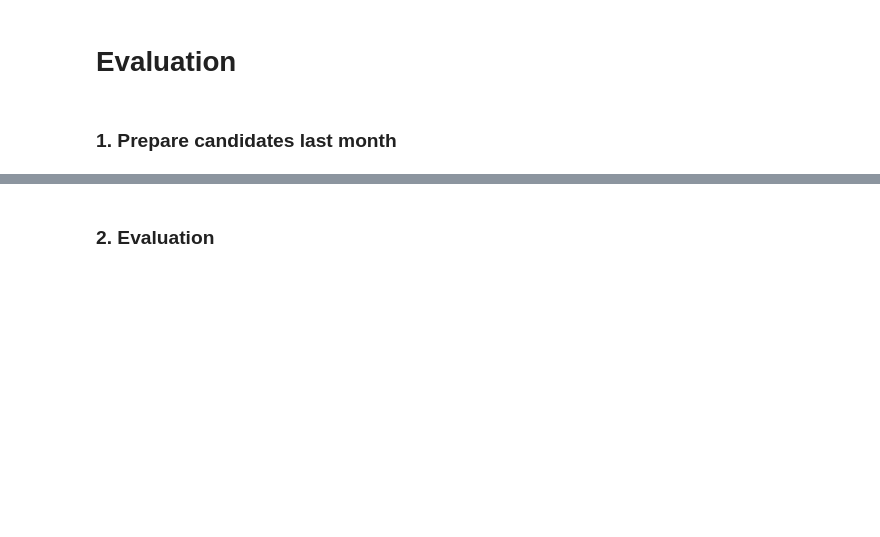
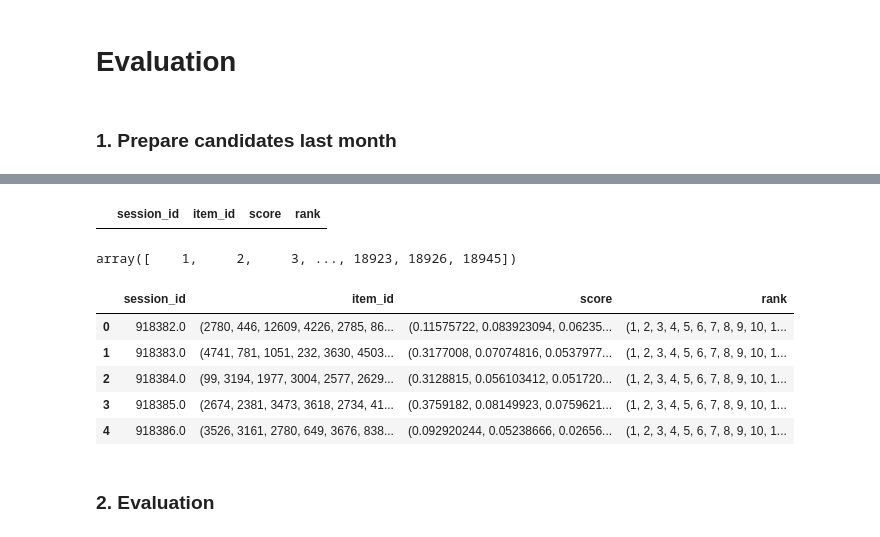
Before and after one commit to stavco9/rs-final-project, a Jupyter notebook: recsys2022/Models_for_ensemble/7a-TwoTower.ipynb, the cells around one changed output, grey strips where cells are left out. Saved outputs shown, nothing was run; the diff lists cells and outputs as text; code cells hidden in the pictures; blank space fills up the shorter version.

```diff
--- a/recsys2022/Models_for_ensemble/7a-TwoTower.ipynb
+++ b/recsys2022/Models_for_ensemble/7a-TwoTower.ipynb
@@ -1,7 +1,7 @@
 # %% [markdown]
 <a href="https://colab.research.google.com/github/stavco9/rs-final-project/blob/main/recsys2022/Models_for_ensemble/7a-TwoTower.ipynb" target="_parent"><img src="https://colab.research.google.com/assets/colab-badge.svg" alt="Open In Colab"/></a>
 # %%
-just_checking_integrity=True
+just_checking_integrity=False
 rows=3000
 test_rows=1000
 # %%
@@ -623,7 +625,7 @@ class TwoTowerModel:
     def build_trasformer_tower(self, x, embed_dim_transformer, transformer_depth):
         for layer in range(transformer_depth):
             x_post = TransformerBlock(embed_dim_transformer, heads, ff_dim)(x)
-            x_post = layers.Concatenate()([x_post, x])
+            x_post = x.Concatenate()([x_post, x])
             x = layers.GlobalAveragePooling1D()(x_post)
 
         x = layers.Dense(units=mlp_width-num_static, activation='linear')(x)
@@ -887,37 +907,48 @@ submission_set.element_spec
 submission_df = pd.DataFrame(
     {
         'session_id':[],
-        'code':[],
+        'item_id':[],
         'score':[],
         'rank':[]
     }
 )
 
 submission_df.head()
+# %% [output]
+|  | session_id | item_id | score | rank |
 # %%
 candidates=np.unique(y_last_month) # this is for the test month
 candidates
+# %% [output]
+array([    1,     2,     3, ..., 18923, 18926, 18945])
 # %%
 for session_ids, sessions in submission_set:
-    predicted_scores=model_for_training(sessions)[0].numpy()
+    predicted_scores=model_for_training(sessions).numpy()
     mask = np.ones(predicted_scores.shape[1], dtype=bool)
     mask[candidates] = False
     predicted_scores[...,mask]=-np.inf
     predicted_scores=tf.convert_to_tensor(predicted_scores)
     preds=tf.math.top_k(predicted_scores, k=100)
     scores=preds.values.numpy()
     code = preds.indices.numpy()
     prediction = pd.DataFrame(
         {
             'session_id':session_ids,
-            'code':[tuple(v) for v in code],
+            'item_id':[tuple(v) for v in code],
             'score':[tuple(v) for v in scores],
             'rank':[tuple([rank for rank in range(1, 101)]) for id in session_ids]
         }
 
         )
 
     submission_df = pd.concat([submission_df, prediction])
 
 submission_df.head()
+# %% [output]
+|  | session_id | item_id | score | rank |
+| 0 | 918382.0 | (2780, 446, 12609, 4226, 2785, 86... | (0.11575722, 0.083923094, 0.06235... | (1, 2, 3, 4, 5, 6, 7, 8, 9, 10, 1... |
+| 1 | 918383.0 | (4741, 781, 1051, 232, 3630, 4503... | (0.3177008, 0.07074816, 0.0537977... | (1, 2, 3, 4, 5, 6, 7, 8, 9, 10, 1... |
+| 2 | 918384.0 | (99, 3194, 1977, 3004, 2577, 2629... | (0.3128815, 0.056103412, 0.051720... | (1, 2, 3, 4, 5, 6, 7, 8, 9, 10, 1... |
+| 3 | 918385.0 | (2674, 2381, 3473, 3618, 2734, 41... | (0.3759182, 0.08149923, 0.0759621... | (1, 2, 3, 4, 5, 6, 7, 8, 9, 10, 1... |
+| 4 | 918386.0 | (3526, 3161, 2780, 649, 3676, 838... | (0.092920244, 0.05238666, 0.02656... | (1, 2, 3, 4, 5, 6, 7, 8, 9, 10, 1... |
 # %%
```
Also changed, not shown: parts of 27 cells of this notebook.
